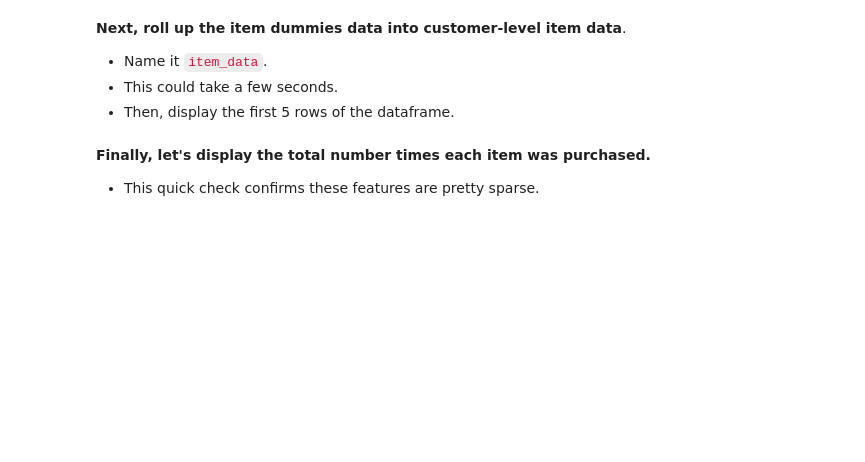
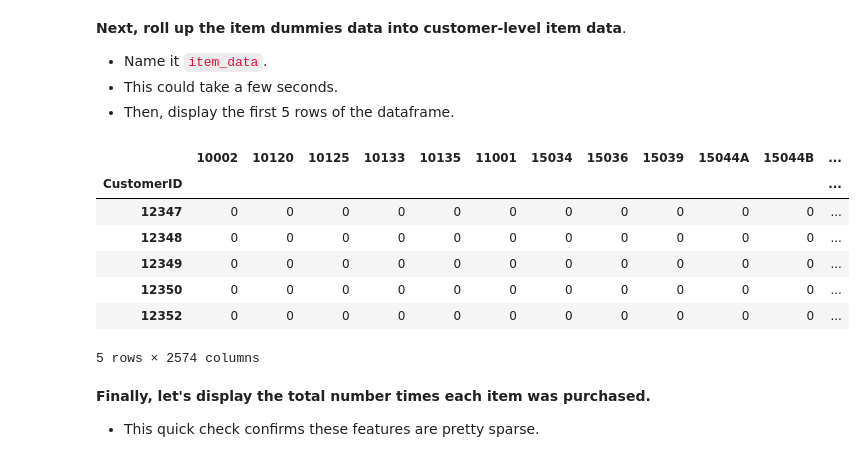
Before and after one commit to Hassan-Shabbir/machine-learning, a Jupyter notebook: Project 4 Workbook Bundle/Module 2 - Dimensionality Reduction.ipynb, the cells around one changed output. Cells and saved outputs as stored; diff of their text form; code cells hidden in the pictures; blank space fills up the shorter version.

```diff
--- a/Project 4 Workbook Bundle/Module 2 - Dimensionality Reduction.ipynb
+++ b/Project 4 Workbook Bundle/Module 2 - Dimensionality Reduction.ipynb
@@ -182,9 +182,10 @@ Now, perhaps the alarms in your head have already started ringing!
 * Then, display the first 5 rows in this dataframe.
 # %%
 # Get item_dummies
-
+item_dummies = pd.get_dummies(df.StockCode)
 
 # Add CustomerID to item_dummies
-
+item_dummies['CustomerID'] = df.CustomerID
 
 # Display first 5 rows of item_dummies
+item_dummies.head()
@@ -195,9 +204,19 @@ Now, perhaps the alarms in your head have already started ringing!
 * Then, display the first 5 rows of the dataframe.
 # %%
 # Create item_data by aggregating at customer level
-
+item_data = item_dummies.groupby('CustomerID').sum()
 
 # Display first 5 rows of item_data
+item_data.head()
+# %% [output]
+|  | 10002 | 10120 | 10125 | 10133 | 10135 | 11001 | 15034 | 15036 | 15039 | 15044A | 15044B | ... |
+| CustomerID |  |  |  |  |  |  |  |  |  |  |  | ... |
+| 12347 | 0 | 0 | 0 | 0 | 0 | 0 | 0 | 0 | 0 | 0 | 0 | ... |
+| 12348 | 0 | 0 | 0 | 0 | 0 | 0 | 0 | 0 | 0 | 0 | 0 | ... |
+| 12349 | 0 | 0 | 0 | 0 | 0 | 0 | 0 | 0 | 0 | 0 | 0 | ... |
+| 12350 | 0 | 0 | 0 | 0 | 0 | 0 | 0 | 0 | 0 | 0 | 0 | ... |
+| 12352 | 0 | 0 | 0 | 0 | 0 | 0 | 0 | 0 | 0 | 0 | 0 | ... |
+5 rows × 2574 columns
 # %% [markdown]
 **Finally, let's display the total number times each item was purchased.**
 * This quick check confirms these features are pretty sparse.
```
Also changed, not shown: parts of 8 cells of this notebook, 2 other files.
